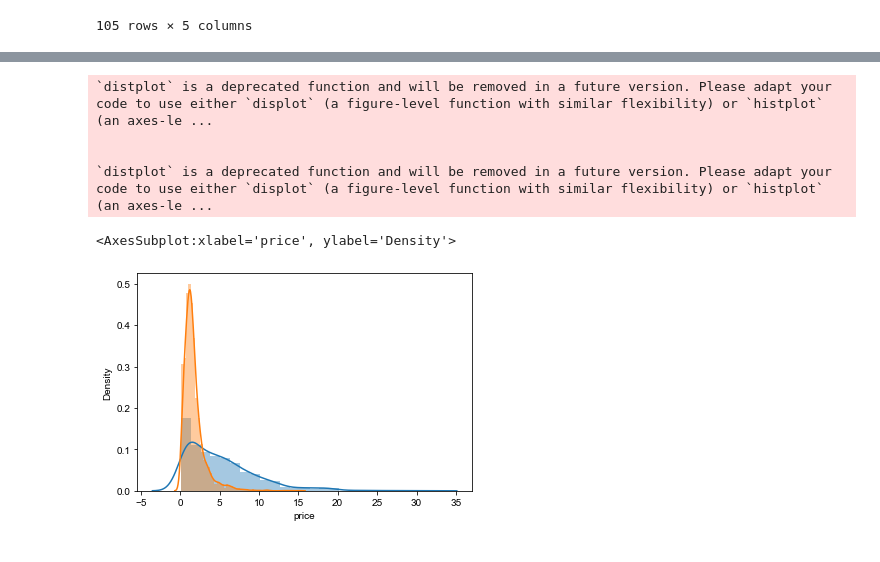
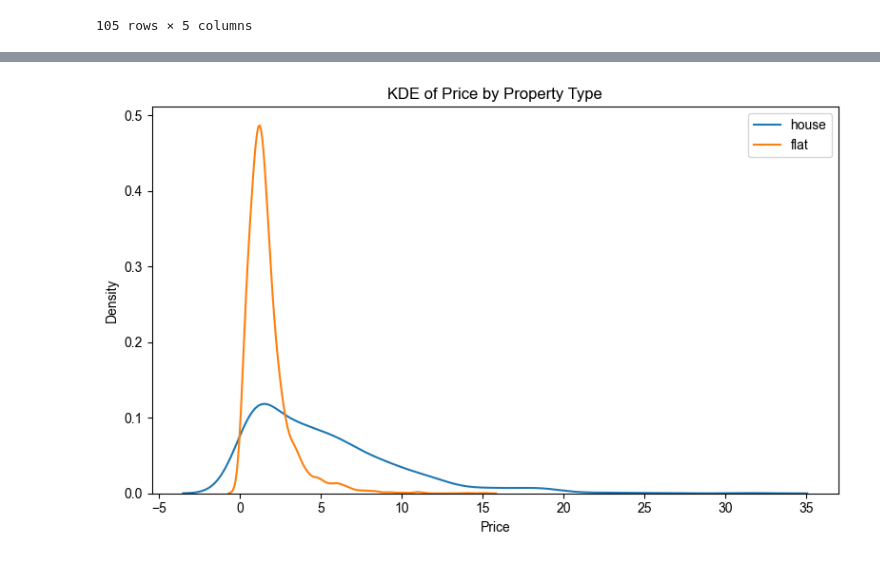
Before and after one commit to Aryanupadhyay23/Real-Estate-Capstone-Project, a Jupyter notebook: data-visualization.ipynb, the cells around one changed output, grey strips where cells are left out. Cells and saved outputs as stored; diff of their text form; code cells hidden in the pictures.

```diff
--- a/data-visualization.ipynb
+++ b/data-visualization.ipynb
@@ -229,12 +229,15 @@ fig.show()
-# %%
-sns.distplot(df[df['property_type'] == 'house']['price'])
-sns.distplot(df[df['property_type'] == 'flat']['price'])
-# %% [output]
-`distplot` is a deprecated function and will be removed in a future version. Please adapt your code to use either `displot` (a figure-level function with similar flexibility) or `histplot` (an axes-le ...
-
-
-`distplot` is a deprecated function and will be removed in a future version. Please adapt your code to use either `displot` (a figure-level function with similar flexibility) or `histplot` (an axes-le ...
-<AxesSubplot:xlabel='price', ylabel='Density'>
-[figure, removed]
 # %%
 new_df['sector'].unique().tolist().insert(0,'overall')
+# %%
+plt.figure(figsize=(8, 5))
+for prop in ["house", "flat"]:
+    subset = df[df["property_type"] == prop]["price"].dropna()
+    sns.kdeplot(subset, label=prop, fill=False)
+plt.title("KDE of Price by Property Type")
+plt.xlabel("Price")
+plt.ylabel("Density")
+plt.legend()
+plt.tight_layout()
+plt.show()
+# %% [output]
+[figure, added]
```
Also changed, not shown: parts of 16 cells of this notebook, 2 other files.
